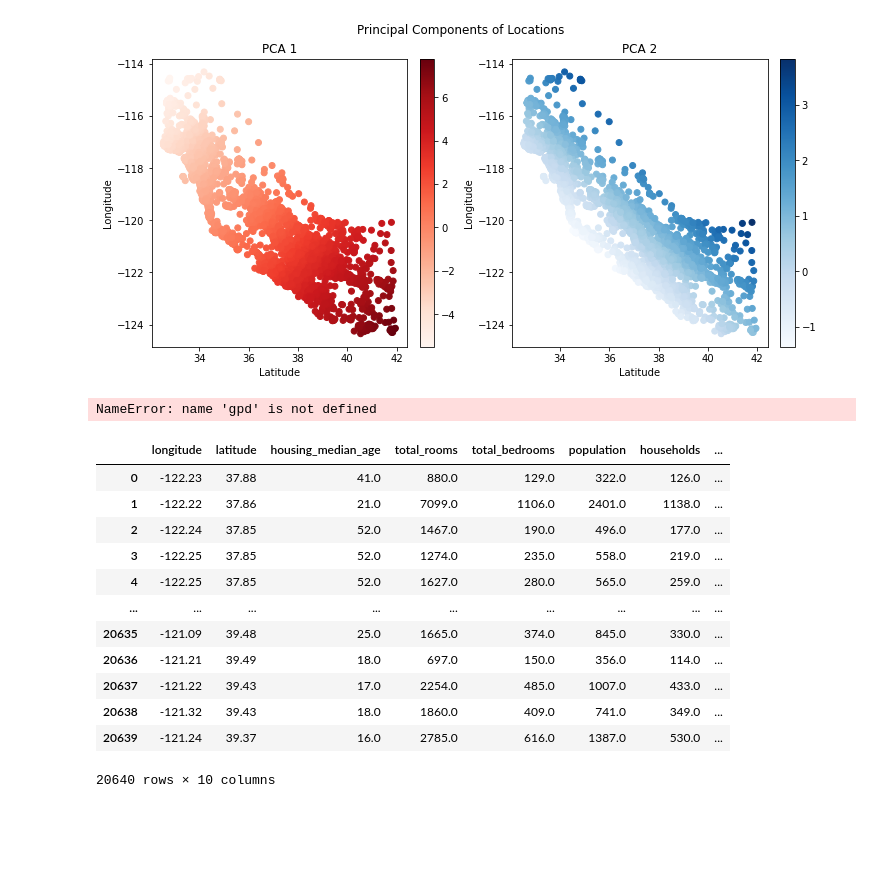
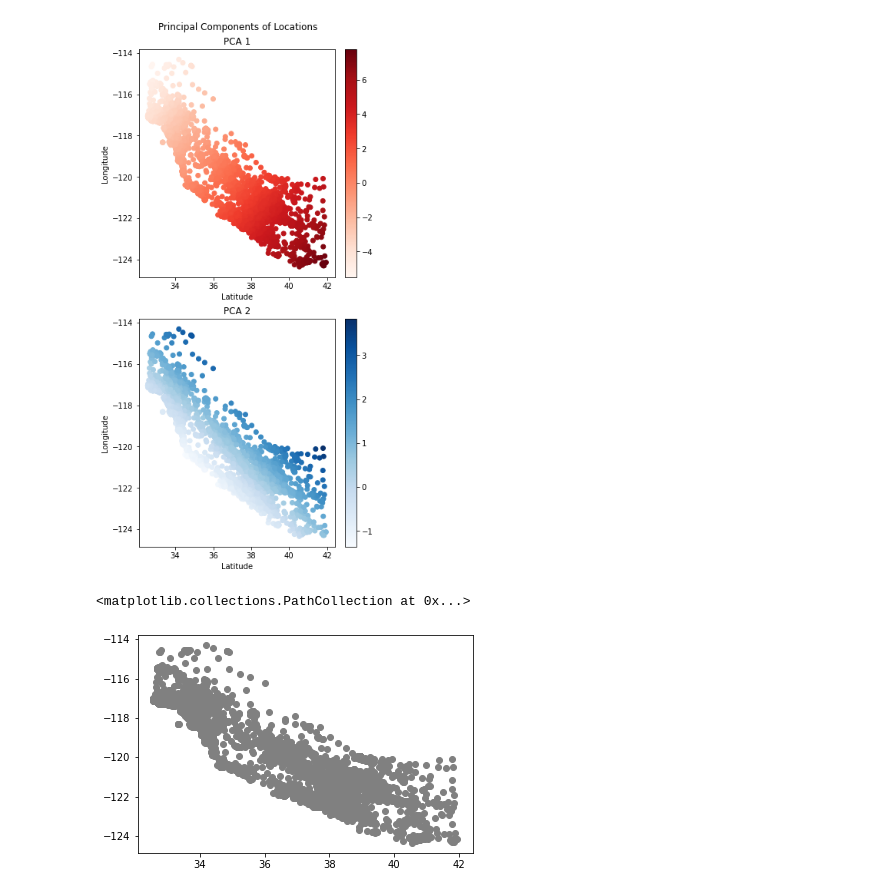
Before and after one commit to primavista40/Housing-Tutorials, a Jupyter notebook: California Housing.ipynb, the cells around one changed output. Drawn from its saved outputs; the diff is of its cells as text; code cells hidden in the pictures; blank space fills up the shorter version.

```diff
--- a/California Housing.ipynb
+++ b/California Housing.ipynb
@@ -39,69 +40,30 @@ sns.scatterplot(x='diagonal',y='median_house_value',data=df_train.sample(1000),h
 # %%
 from sklearn.decomposition import PCA
 pca = PCA(n_components=2)
 train_location = df_train[['latitude','longitude']]
 pca_fit =pca.fit(train_location)
 df_train[['PCA_1','PCA_2']]= pca_fit.transform(train_location)
 test_location = df_test[['latitude','longitude']]
 df_test[['PCA_1','PCA_2']]= pca_fit.transform(test_location)
 
 
-fig, (ax1,ax2) = plt.subplots(1,2,constrained_layout= True,figsize=(10,5))
+fig, (ax1,ax2) = plt.subplots(2,1,constrained_layout= True,figsize=(5,10))
 fig.suptitle('Principal Components of Locations')
 ax1.title.set_text('PCA 1')
 plot1 = ax1.scatter(df_train['latitude'],df_train['longitude'],c = df_train['PCA_1'],cmap= 'Reds')
 ax1.set_xlabel('Latitude')
 ax1.set_ylabel('Longitude')
 plt.colorbar(plot1,ax=ax1)
 ax2.title.set_text('PCA 2')
 plot2 = ax2.scatter(df_train['latitude'],df_train['longitude'],c = df_train['PCA_2'],cmap= 'Blues')
 ax2.set_xlabel('Latitude')
 ax2.set_ylabel('Longitude')
 plt.colorbar(plot2,ax=ax2)
 fig.show()
 # %% [output]
-[figure, old version]
+[figure, new version]
-# %%
-''' Plot Two Geopandas Plots Side by Side '''
-# defining a simple plot function, input list containing features of names found in dataframe
-def plotTwo(df,lst):
-
-    # load california from module, common for all plots
-    cali = gpd.read_file(gplt.datasets.get_path('california_congressional_districts'))
-    cali = cali.assign(area=cali.geometry.area)
-
-    # Create a geopandas geometry feature; input dataframe should contain .longtitude, .latitude
-    gdf = gpd.GeoDataFrame(df,geometry=gpd.points_from_xy(df.longitude,df.latitude))
-    proj=gcrs.AlbersEqualArea(central_latitude=37.16611, central_longitude=-119.44944) # related to view
-
-    ii=-1
-    fig,ax = plt.subplots(1,2,figsize=(21,6),subplot_kw={'projection': proj})
-    for i in lst:
-
-        ii+=1
-        tgdf = gdf.sort_values(by=i,ascending=True)
-        gplt.polyplot(cali,projection=proj,ax=ax[ii]) # the module already has california
-        gplt.pointplot(tgdf,ax=ax[ii],hue=i,cmap='plasma',legend=True,alpha=1.0,s=3) #
-        ax[ii].set_title(i)
-
-    plt.tight_layout()
-    plt.subplots_adjust(wspace=-0.5)
-plotTwo(df,['population','median_income'])
-# %% [output]
-NameError: name 'gpd' is not defined
-# %%
-df
-# %% [output]
-|  | longitude | latitude | housing_median_age | total_rooms | total_bedrooms | population | households | ... |
-| 0 | -122.23 | 37.88 | 41.0 | 880.0 | 129.0 | 322.0 | 126.0 | ... |
-| 1 | -122.22 | 37.86 | 21.0 | 7099.0 | 1106.0 | 2401.0 | 1138.0 | ... |
-| 2 | -122.24 | 37.85 | 52.0 | 1467.0 | 190.0 | 496.0 | 177.0 | ... |
-| 3 | -122.25 | 37.85 | 52.0 | 1274.0 | 235.0 | 558.0 | 219.0 | ... |
-| 4 | -122.25 | 37.85 | 52.0 | 1627.0 | 280.0 | 565.0 | 259.0 | ... |
-| ... | ... | ... | ... | ... | ... | ... | ... | ... |
-| 20635 | -121.09 | 39.48 | 25.0 | 1665.0 | 374.0 | 845.0 | 330.0 | ... |
-| 20636 | -121.21 | 39.49 | 18.0 | 697.0 | 150.0 | 356.0 | 114.0 | ... |
-| 20637 | -121.22 | 39.43 | 17.0 | 2254.0 | 485.0 | 1007.0 | 433.0 | ... |
-| 20638 | -121.32 | 39.43 | 18.0 | 1860.0 | 409.0 | 741.0 | 349.0 | ... |
-| 20639 | -121.24 | 39.37 | 16.0 | 2785.0 | 616.0 | 1387.0 | 530.0 | ... |
-20640 rows × 10 columns
+# %%
+plt.scatter(df_train['latitude'],df_train['longitude'],c='grey')
+# %% [output]
+<matplotlib.collections.PathCollection at 0x...>
+[figure, added]
```
Also changed, not shown: parts of 12 cells of this notebook.
